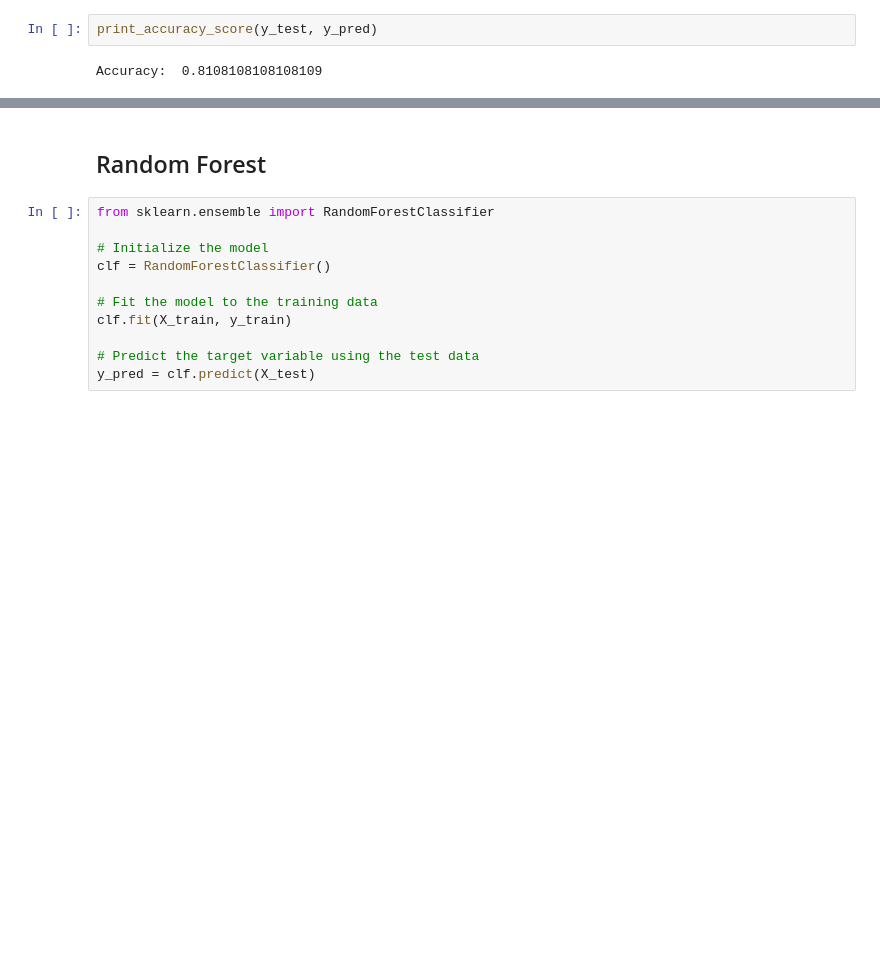
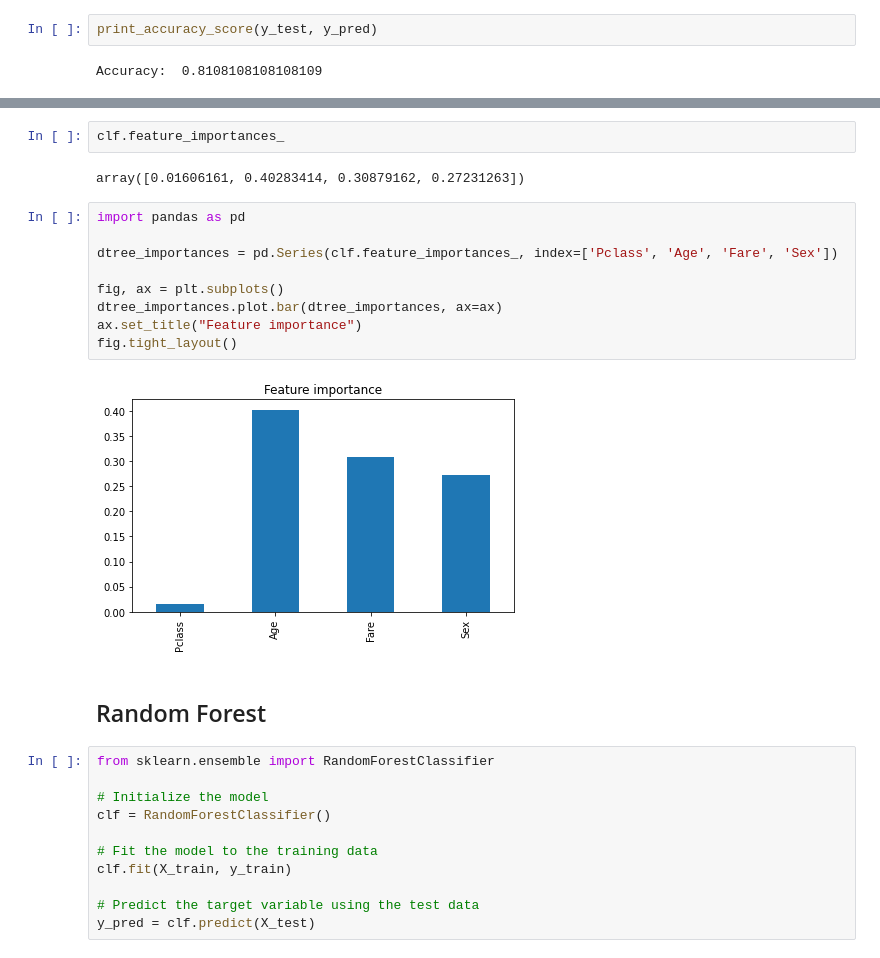
Before and after one commit to edaehn/python_tutorials, a Jupyter notebook: ml_titanic.ipynb, the cells around one changed output, grey strips where cells are left out. Cells and saved outputs as stored; diff of their text form; blank space fills up the shorter version.

```diff
--- a/ml_titanic.ipynb
+++ b/ml_titanic.ipynb
@@ -184,3 +238,18 @@ Accuracy:  0.8108108108108109
+# %%
+clf.feature_importances_
+# %% [output]
+array([0.01606161, 0.40283414, 0.30879162, 0.27231263])
+# %%
+import pandas as pd
+
+dtree_importances = pd.Series(clf.feature_importances_, index=['Pclass', 'Age', 'Fare', 'Sex'])
+
+fig, ax = plt.subplots()
+dtree_importances.plot.bar(dtree_importances, ax=ax)
+ax.set_title("Feature importance")
+fig.tight_layout()
+# %% [output]
+[figure, added]
 # %% [markdown]
 ## Random Forest
 # %%
```
Also changed, not shown: parts of 8 cells of this notebook.
